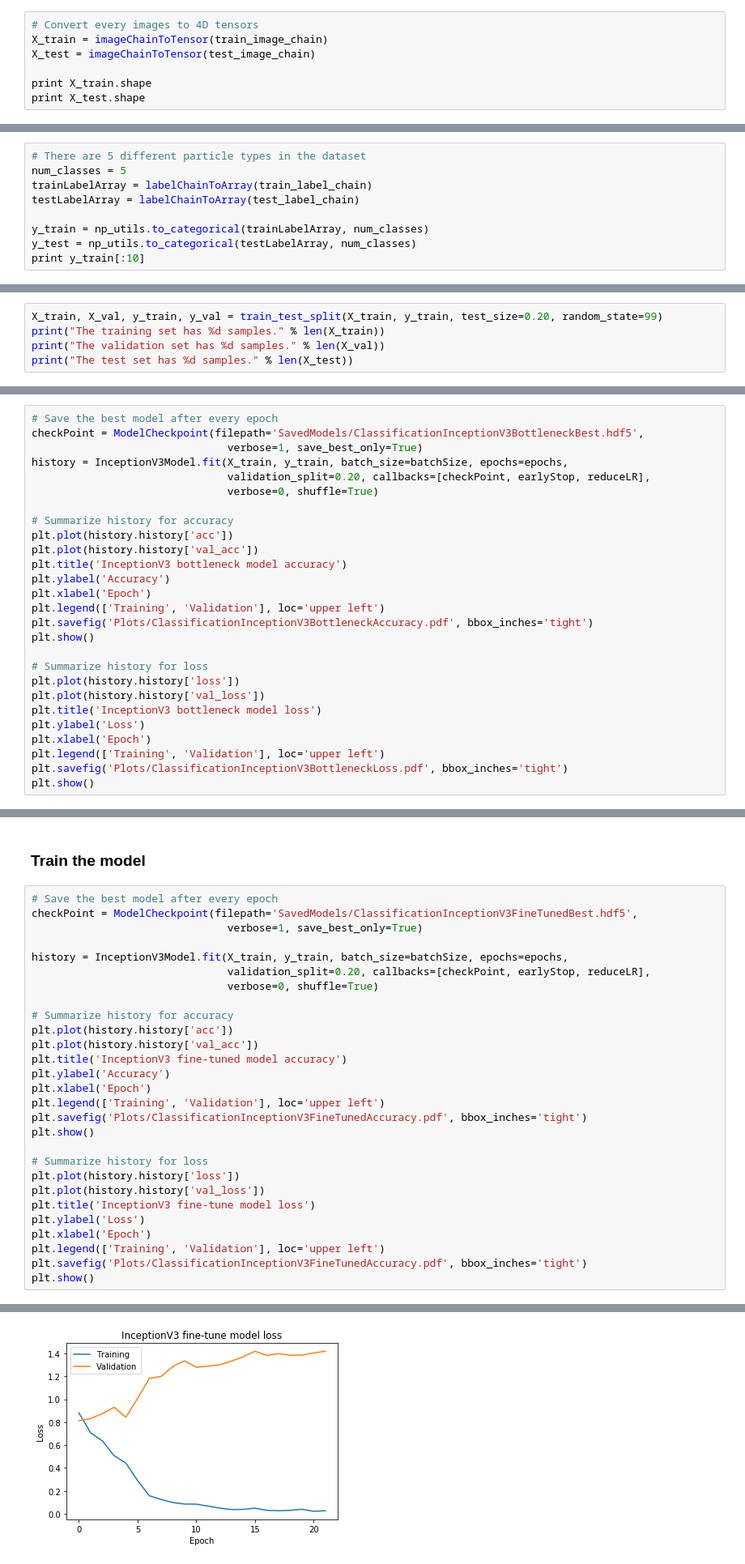
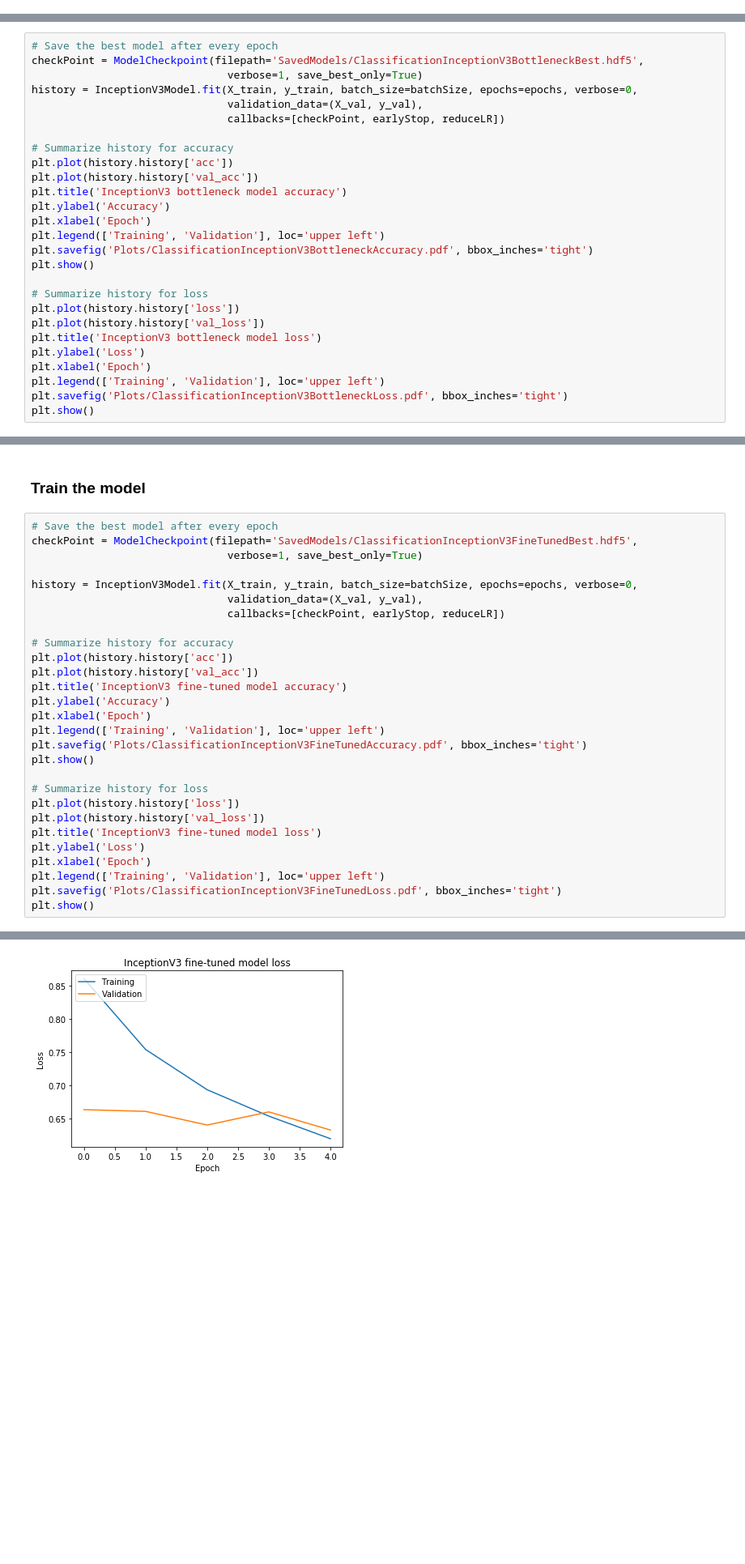
Before and after one commit to ArbinTimilsina/ParticleTagging, a Jupyter notebook: ParticleClassification.ipynb, the cells around one changed output, grey strips where cells are left out. Shown: that part at 81% size. Saved outputs shown, nothing was run; the diff lists cells and outputs as text; blank space fills up the shorter version.

```diff
--- a/ParticleClassification.ipynb
+++ b/ParticleClassification.ipynb
@@ -178,7 +214,0 @@ def labelChainToArray(labelChain):
-# %%
-# Convert every images to 4D tensors
-X_train = imageChainToTensor(train_image_chain)
-X_test = imageChainToTensor(test_image_chain)
-
-print X_train.shape
-print X_test.shape
@@ -194,9 +214,0 @@ print X_train[0].shape
-# %%
-# There are 5 different particle types in the dataset
-num_classes = 5
-trainLabelArray = labelChainToArray(train_label_chain)
-testLabelArray = labelChainToArray(test_label_chain)
-
-y_train = np_utils.to_categorical(trainLabelArray, num_classes)
-y_test = np_utils.to_categorical(testLabelArray, num_classes)
-print y_train[:10]
@@ -214,5 +214,0 @@ print y_train[:10]
-# %%
-X_train, X_val, y_train, y_val = train_test_split(X_train, y_train, test_size=0.20, random_state=99)
-print("The training set has %d samples." % len(X_train))
-print("The validation set has %d samples." % len(X_val))
-print("The test set has %d samples." % len(X_test))
@@ -426,9 +402,9 @@ InceptionV3Model.compile(loss='categorical_crossentropy', optimizer='adam', metr
 # Save the best model after every epoch
 checkPoint = ModelCheckpoint(filepath='SavedModels/ClassificationInceptionV3BottleneckBest.hdf5',
                                verbose=1, save_best_only=True)
-history = InceptionV3Model.fit(X_train, y_train, batch_size=batchSize, epochs=epochs,
-                               validation_split=0.20, callbacks=[checkPoint, earlyStop, reduceLR],
-                               verbose=0, shuffle=True)
+history = InceptionV3Model.fit(X_train, y_train, batch_size=batchSize, epochs=epochs, verbose=0,
+                               validation_data=(X_val, y_val),
+                               callbacks=[checkPoint, earlyStop, reduceLR])
 
 # Summarize history for accuracy
 plt.plot(history.history['acc'])
@@ -554,9 +501,9 @@ InceptionV3Model.compile(loss='categorical_crossentropy', optimizer=SGD(lr=0.005
 checkPoint = ModelCheckpoint(filepath='SavedModels/ClassificationInceptionV3FineTunedBest.hdf5',
                                verbose=1, save_best_only=True)
 
-history = InceptionV3Model.fit(X_train, y_train, batch_size=batchSize, epochs=epochs,
-                               validation_split=0.20, callbacks=[checkPoint, earlyStop, reduceLR],
-                               verbose=0, shuffle=True)
+history = InceptionV3Model.fit(X_train, y_train, batch_size=batchSize, epochs=epochs, verbose=0,
+                               validation_data=(X_val, y_val),
+                               callbacks=[checkPoint, earlyStop, reduceLR])
 
 # Summarize history for accuracy
 plt.plot(history.history['acc'])
@@ -571,10 +518,10 @@ plt.show()
 # Summarize history for loss
 plt.plot(history.history['loss'])
 plt.plot(history.history['val_loss'])
-plt.title('InceptionV3 fine-tune model loss')
+plt.title('InceptionV3 fine-tuned model loss')
 plt.ylabel('Loss')
 plt.xlabel('Epoch')
 plt.legend(['Training', 'Validation'], loc='upper left')
-plt.savefig('Plots/ClassificationInceptionV3FineTunedAccuracy.pdf', bbox_inches='tight')
+plt.savefig('Plots/ClassificationInceptionV3FineTunedLoss.pdf', bbox_inches='tight')
 plt.show()
 # %% [output]
@@ -599,4 +534,4 @@ Epoch 00021: early stopping
-[figure, old version]
+[figure, new version]
 # %% [markdown]
 ### Calculate the classification accuracy of the model (after training)
 # %%
```
Also changed, not shown: parts of 36 cells of this notebook, 18 other files.
